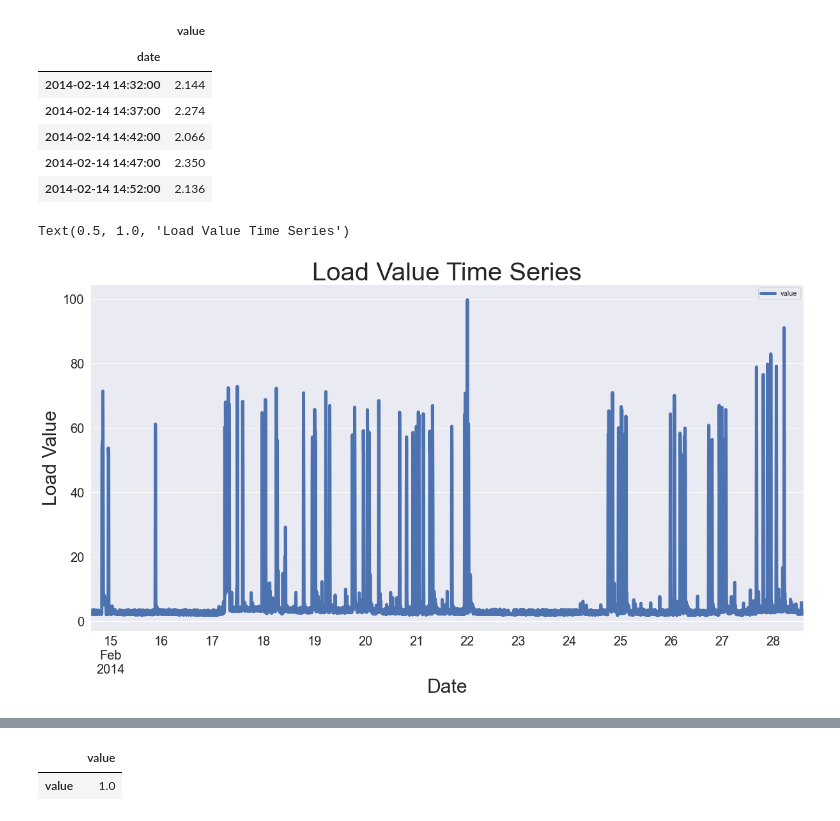
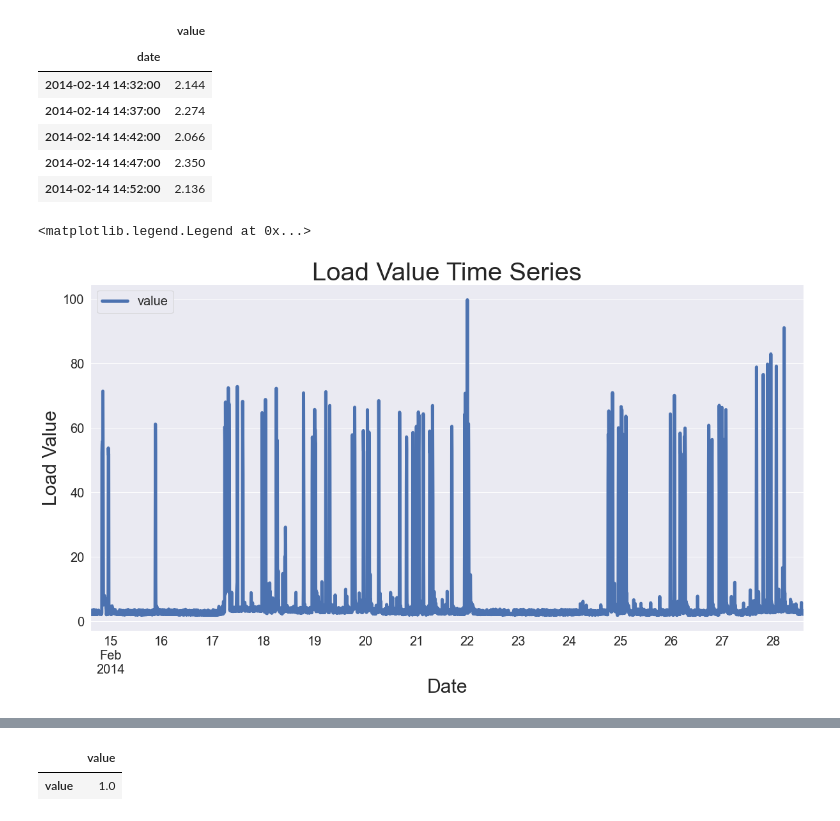
Before and after one commit to podyssea/Optimal-Stopping-Theory-Models, a Jupyter notebook: build/time-series_analysis_version2.0.ipynb, the cells around one changed output, grey strips where cells are left out. Drawn from its saved outputs; the diff is of its cells as text; code cells hidden in the pictures.

Commit message:
legend sizes and doc

```diff
--- a/build/time-series_analysis_version2.0.ipynb
+++ b/build/time-series_analysis_version2.0.ipynb
@@ -61,11 +61,12 @@ df.head()
 # %%
 df[['value']].plot(figsize = (20,10), linewidth = 5, fontsize = 20)
 plt.xlabel('Date', fontsize = 30)
 plt.ylabel('Load Value', fontsize = 30)
 plt.title('Load Value Time Series', fontsize = 40)
+plt.legend(loc=2, prop={'size': 20})
 # %% [output]
-Text(0.5, 1.0, 'Load Value Time Series')
+<matplotlib.legend.Legend at 0x...>
-[figure, old version]
+[figure, new version]
 # %%
 print("Smoothing")
 values = df[['value']]
```
Also changed, not shown: parts of 2 cells of this notebook, 5 other files.
